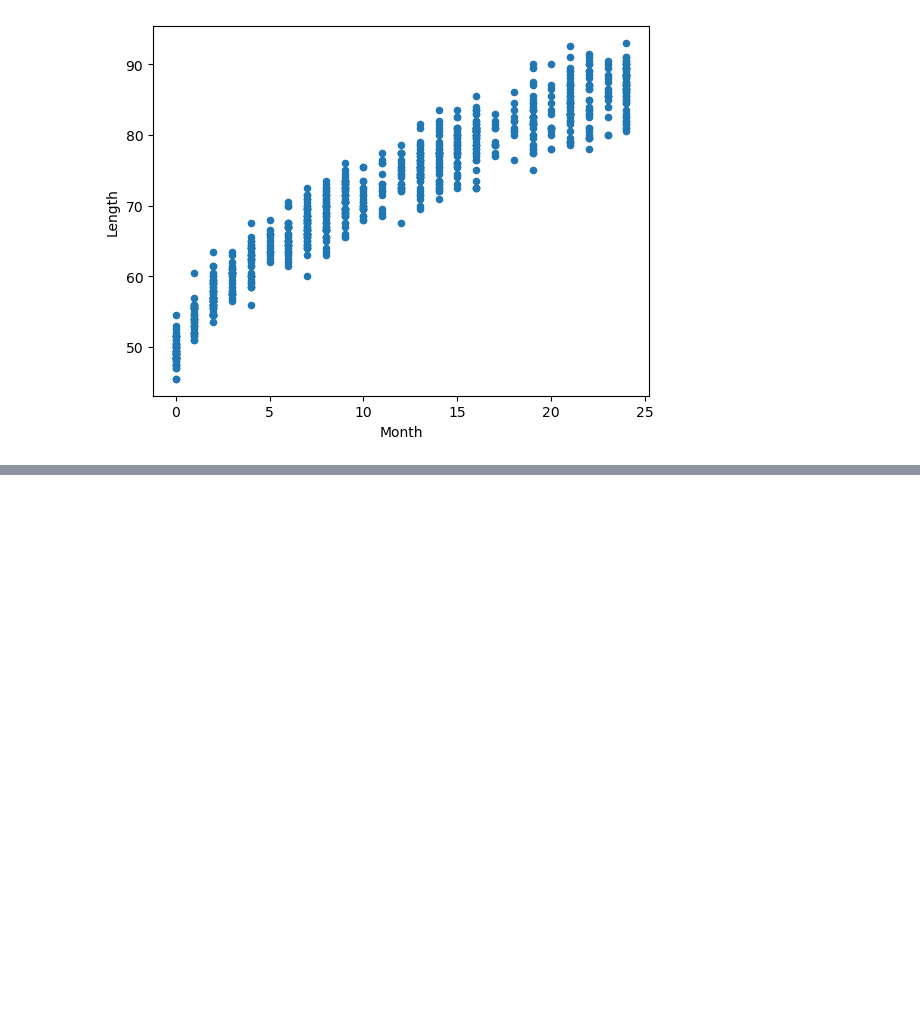
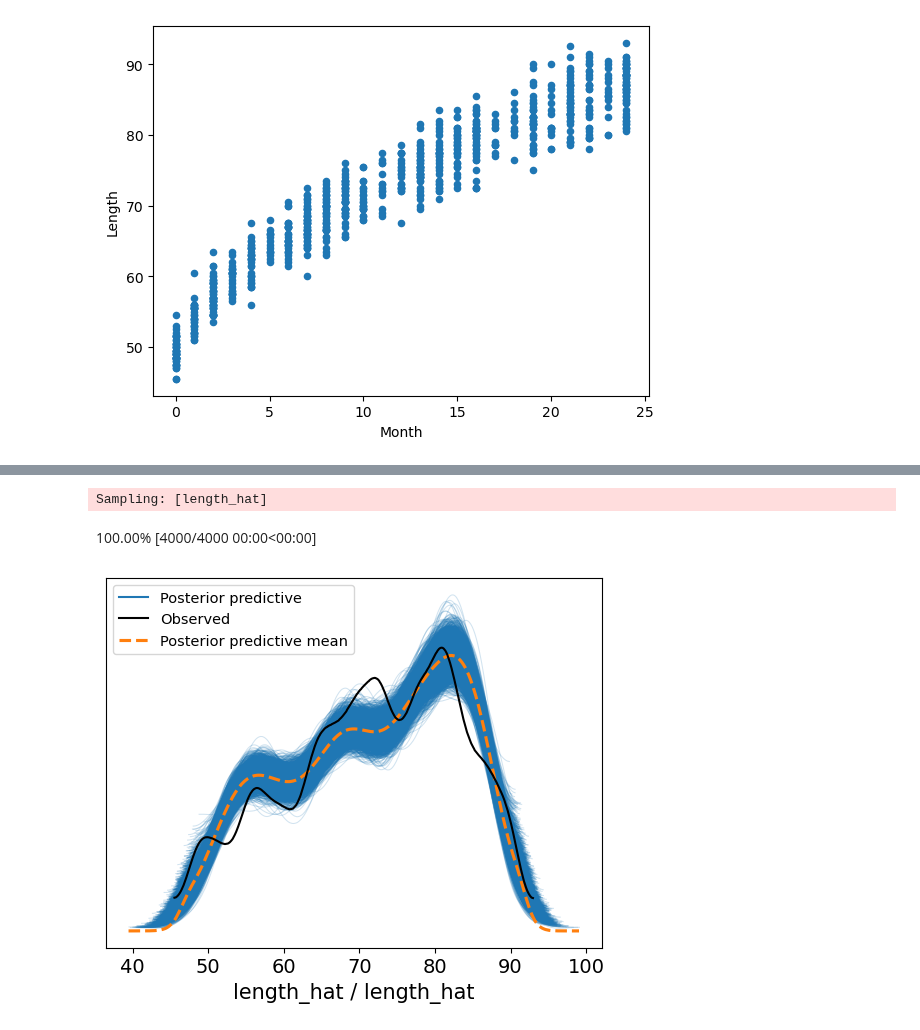
Before and after one commit to jessegrabowski/laos-climate-change, a Jupyter notebook: notebooks/Intro to Bayes.ipynb, the cells around one changed output, grey strips where cells are left out. Drawn from its saved outputs; the diff is of its cells as text; code cells hidden in the pictures; blank space fills up the shorter version.

```diff
--- a/notebooks/Intro to Bayes.ipynb
+++ b/notebooks/Intro to Bayes.ipynb
@@ -39,0 +66,10 @@ pm.model_to_graphviz(m)
+# %%
+with linear_model:
+    idata = pm.sample_posterior_predictive(idata, extend_inferencedata=True)
+# %% [output]
+Sampling: [length_hat]
+100.00% [4000/4000 00:00<00:00]
+# %%
+az.plot_ppc(idata);
+# %% [output]
+[figure, added]
```
Also changed, not shown: parts of 11 cells of this notebook, 1 other file.
